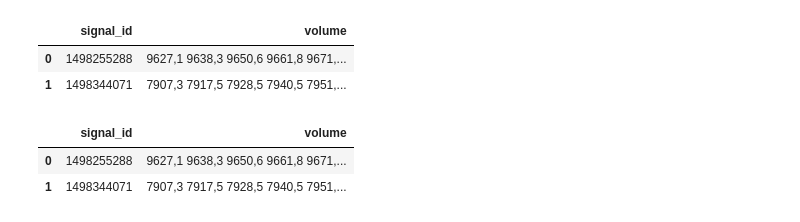
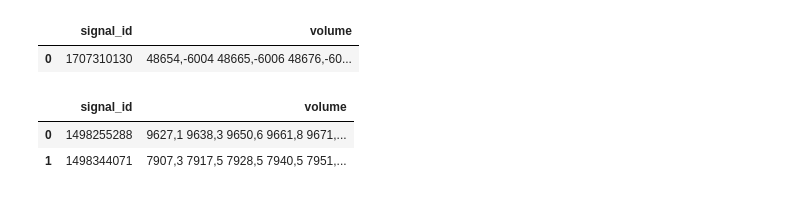
Before and after one commit to trihuynh0410/Uroflow_software, a Jupyter notebook: testlambda.ipynb, the cells around one changed output. Cells and saved outputs as stored; diff of their text form; code cells hidden in the pictures.

```diff
--- a/testlambda.ipynb
+++ b/testlambda.ipynb
@@ -19,12 +19,11 @@ def process_file(file_path):
     df = pd.DataFrame(data, columns=['signal_id', 'volume'])
     return df
 # %%
-df = process_file(r"C:\Users\Trisss\Desktop\Capstone\Caps project\demo_upload\data\20170625")
+df = process_file(r"C:\Users\Trisss\Downloads\1707310130.csv")
 df
 # %% [output]
 |  | signal_id | volume |
-| 0 | 1498255288 | 9627,1 9638,3 9650,6 9661,8 9671,... |
-| 1 | 1498344071 | 7907,3 7917,5 7928,5 7940,5 7951,... |
+| 0 | 1707310130 | 48654,-6004 48665,-6006 48676,-60... |
 # %%
 import numpy as np
 def weighted_moving_average(data, timestamps, window_size):
```
Also changed, not shown: parts of 5 cells of this notebook, 13 other files.
